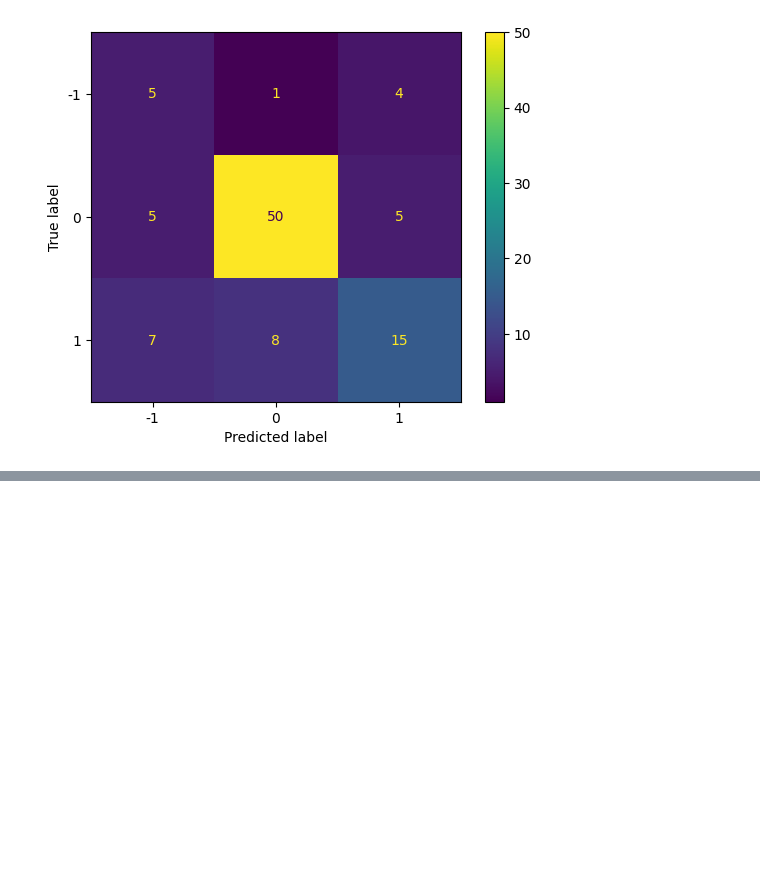
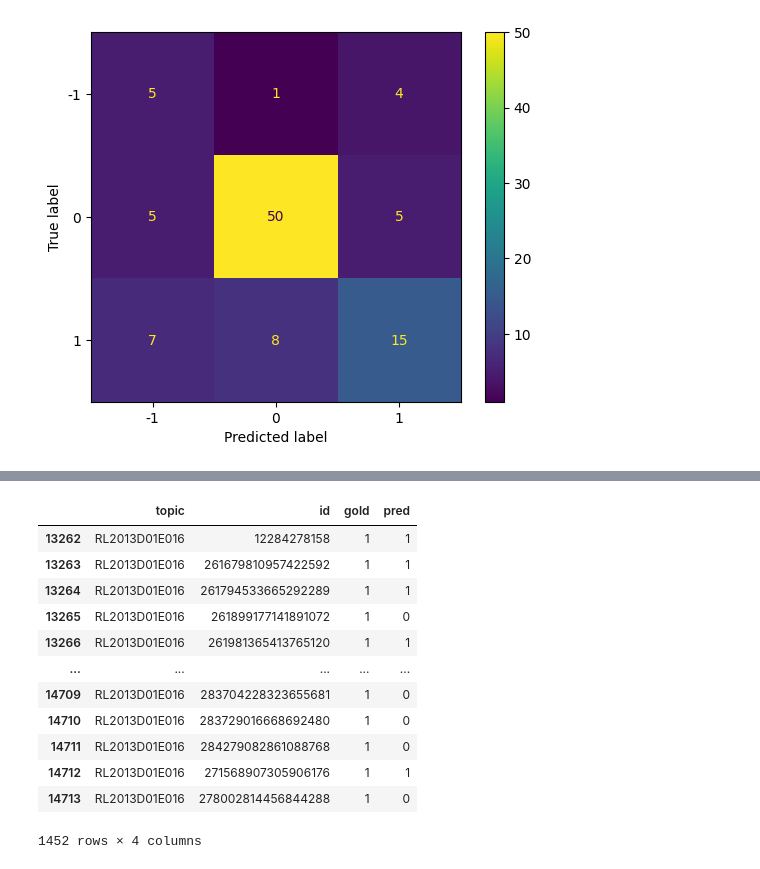
Before and after one commit to ale0xb/CEM_ORD-python, a Jupyter notebook: notebooks/playground.ipynb, the cells around one changed output, grey strips where cells are left out. Cells and saved outputs as stored; diff of their text form; code cells hidden in the pictures; blank space fills up the shorter version.

Commit message:
Comparison with Java results

```diff
--- a/notebooks/playground.ipynb
+++ b/notebooks/playground.ipynb
@@ -113,0 +142,21 @@ pd.DataFrame(results)
+# %%
+gold = pd.read_table('../data/GOLD.tsv', header=None, names=['topic', 'id', 'gold'])
+pred = pd.read_table('../data/SYS.tsv', header=None, names=['topic', 'id', 'pred'])
+
+df = pd.merge(gold, pred, on=['topic', 'id'])
+df = df.dropna()
+
+df['gold'] = df['gold'].astype(str)
+df['pred'] = df['pred'].astype(str)
+sorted_labels = ['-1', '0', '1']
+
+results = []
+for topic in df['topic'].unique():
+    value = evaluate(
+        gold=df[df['topic'] == topic]['gold'],
+        pred=df[df['topic'] == topic]['pred'],
+        sorted_labels=sorted_labels
+    )
+    results.append({'topic': topic, 'value': value})
+
+print(df_results:= pd.DataFrame(results))
@@ -113,0 +197,17 @@ pd.DataFrame(results)
+# %%
+# merged results
+df[df['topic'] == 'RL2013D01E016']
+# %% [output]
+|  | topic | id | gold | pred |
+| 13262 | RL2013D01E016 | 12284278158 | 1 | 1 |
+| 13263 | RL2013D01E016 | 261679810957422592 | 1 | 1 |
+| 13264 | RL2013D01E016 | 261794533665292289 | 1 | 1 |
+| 13265 | RL2013D01E016 | 261899177141891072 | 1 | 0 |
+| 13266 | RL2013D01E016 | 261981365413765120 | 1 | 1 |
+| ... | ... | ... | ... | ... |
+| 14709 | RL2013D01E016 | 283704228323655681 | 1 | 0 |
+| 14710 | RL2013D01E016 | 283729016668692480 | 1 | 0 |
+| 14711 | RL2013D01E016 | 284279082861088768 | 1 | 0 |
+| 14712 | RL2013D01E016 | 271568907305906176 | 1 | 1 |
+| 14713 | RL2013D01E016 | 278002814456844288 | 1 | 0 |
+1452 rows × 4 columns
```
Also changed, not shown: parts of 12 cells of this notebook.
